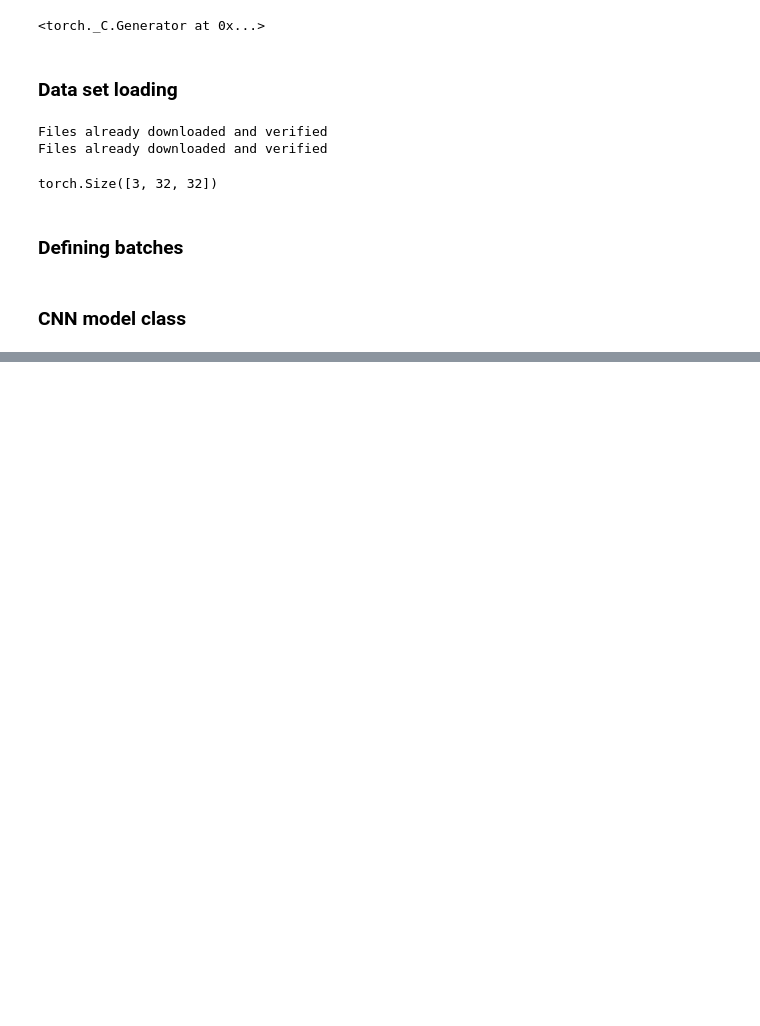
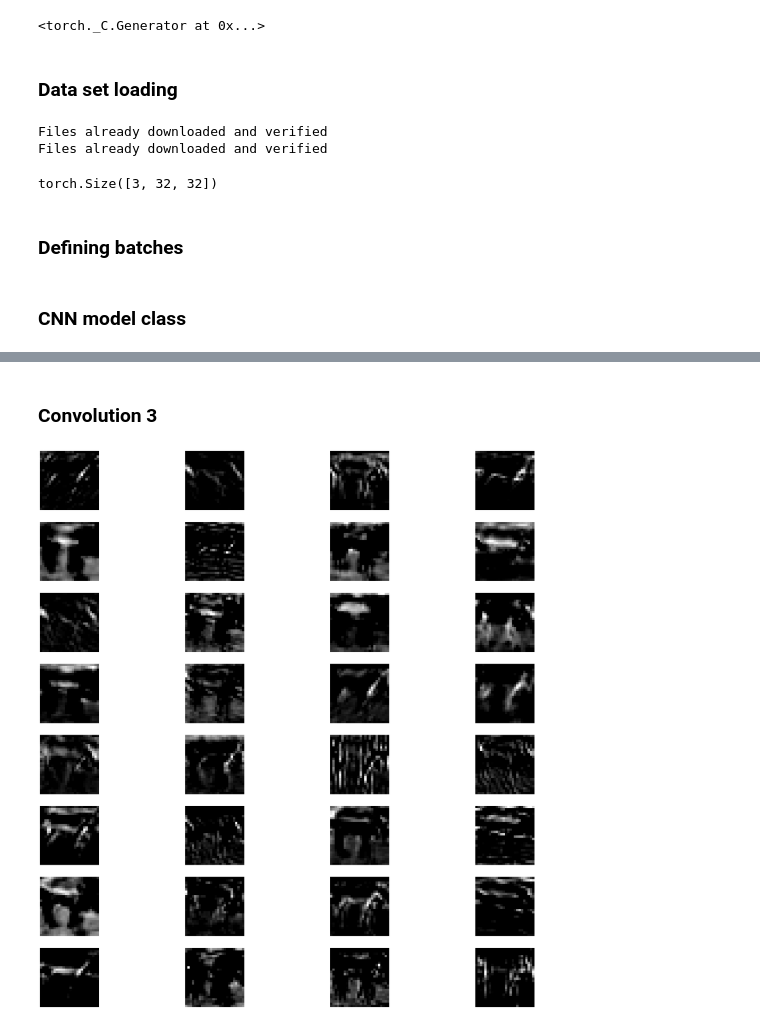
Before and after one commit to aakash2121995/Cuda-Vision-Lab, a Jupyter notebook: Assignment4/Assignment 4.ipynb, the cells around one changed output, grey strips where cells are left out. Saved outputs shown, nothing was run; the diff lists cells and outputs as text; code cells hidden in the pictures; blank space fills up the shorter version.

```diff
--- a/Assignment4/Assignment 4.ipynb
+++ b/Assignment4/Assignment 4.ipynb
@@ -271,0 +380,8 @@ plt.show()
+# %% [markdown]
+### Convolution 3
+# %%
+out = model.cnn3(out) # out = 100,32,26,26
+out = model.relu3(out)
+custom_viz(out.cpu().detach().clone(),4)
+# %% [output]
+[figure, added]
```
Also changed, not shown: parts of 51 cells of this notebook.
